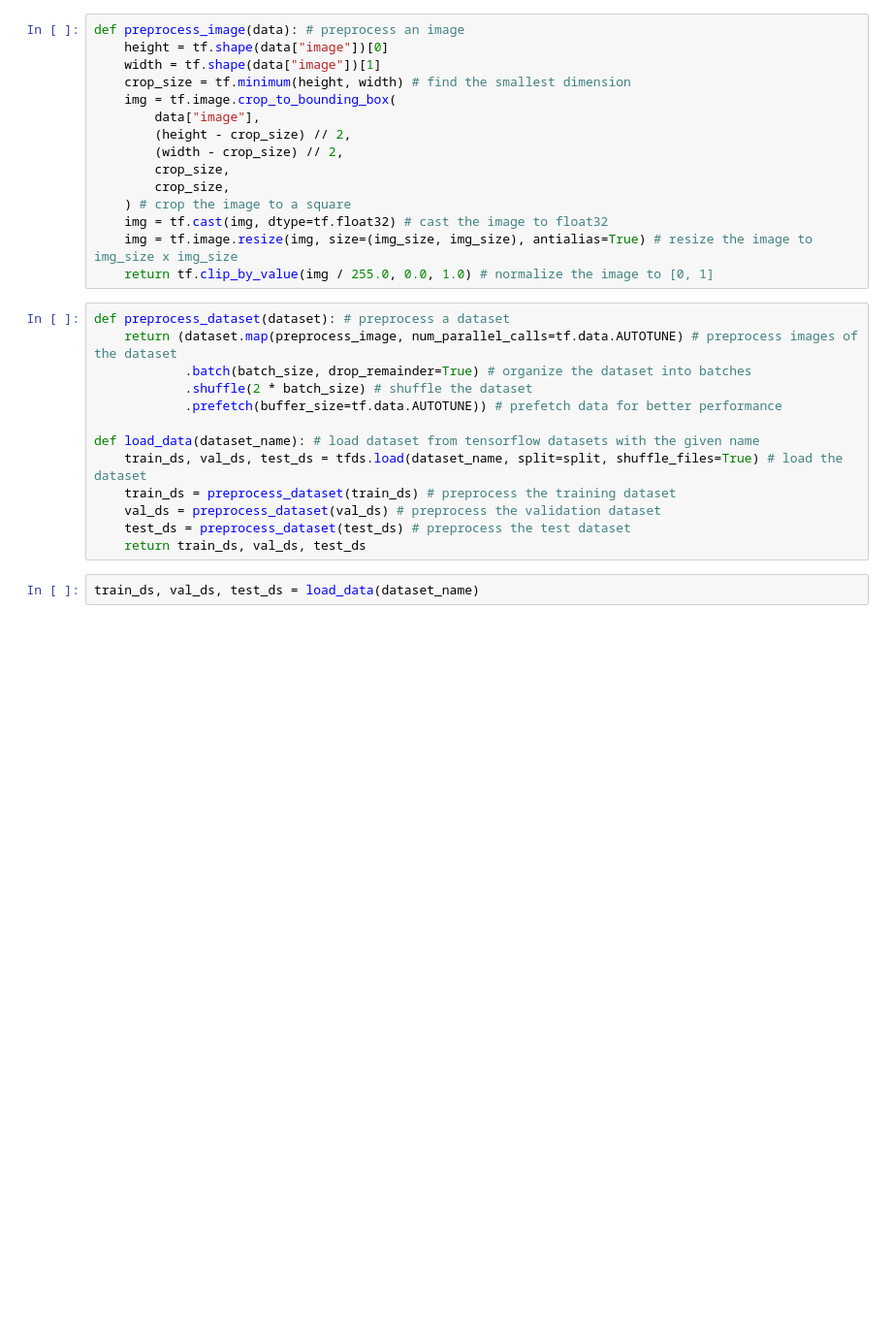
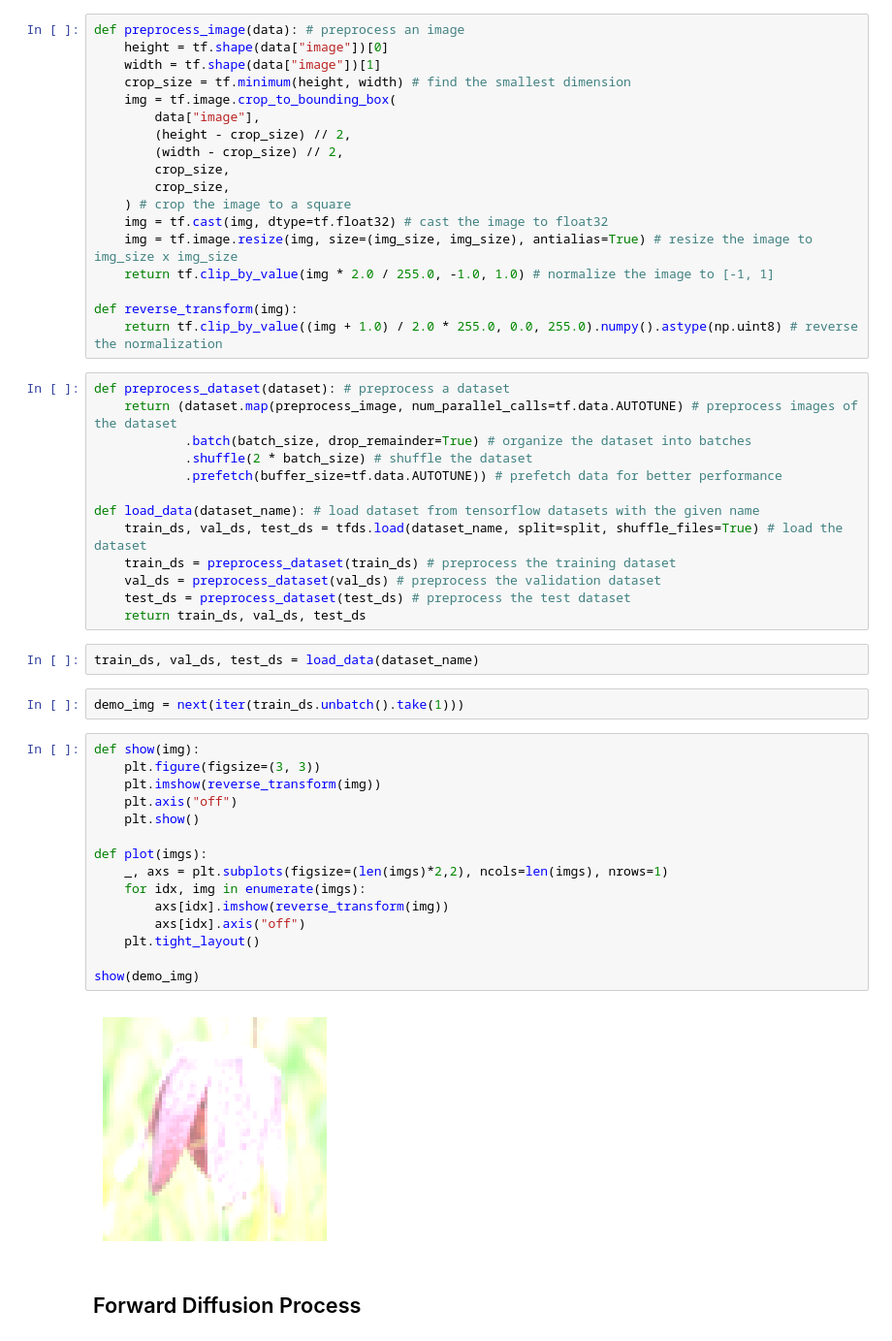
Before and after one commit to SPLambda/diffusion, a Jupyter notebook: src/solution.ipynb, the cells around one changed output. Shown at 97% size. Saved outputs shown, nothing was run; the diff lists cells and outputs as text; blank space fills up the shorter version.

Commit message:
gaussian diffusion calculations

```diff
--- a/src/solution.ipynb
+++ b/src/solution.ipynb
@@ -37,7 +39,10 @@ def preprocess_image(data): # preprocess an image
     ) # crop the image to a square
     img = tf.cast(img, dtype=tf.float32) # cast the image to float32
     img = tf.image.resize(img, size=(img_size, img_size), antialias=True) # resize the image to img_size x img_size
-    return tf.clip_by_value(img / 255.0, 0.0, 1.0) # normalize the image to [0, 1]
+    return tf.clip_by_value(img * 2.0 / 255.0, -1.0, 1.0) # normalize the image to [-1, 1]
+
+def reverse_transform(img):
+    return tf.clip_by_value((img + 1.0) / 2.0 * 255.0, 0.0, 255.0).numpy().astype(np.uint8) # reverse the normalization
 # %%
 def preprocess_dataset(dataset): # preprocess a dataset
     return (dataset.map(preprocess_image, num_parallel_calls=tf.data.AUTOTUNE) # preprocess images of the dataset
@@ -53,3 +58,24 @@ def load_data(dataset_name): # load dataset from tensorflow datasets with the gi
     return train_ds, val_ds, test_ds
 # %%
 train_ds, val_ds, test_ds = load_data(dataset_name)
+# %%
+demo_img = next(iter(train_ds.unbatch().take(1)))
+# %%
+def show(img):
+    plt.figure(figsize=(3, 3))
+    plt.imshow(reverse_transform(img))
+    plt.axis("off")
+    plt.show()
+
+def plot(imgs):
+    _, axs = plt.subplots(figsize=(len(imgs)*2,2), ncols=len(imgs), nrows=1)
+    for idx, img in enumerate(imgs):
+        axs[idx].imshow(reverse_transform(img))
+        axs[idx].axis("off")
+    plt.tight_layout()
+
+show(demo_img)
+# %% [output]
+[figure, added]
+# %% [markdown]
+## Forward Diffusion Process
```
Also changed, not shown: parts of 4 cells of this notebook.
